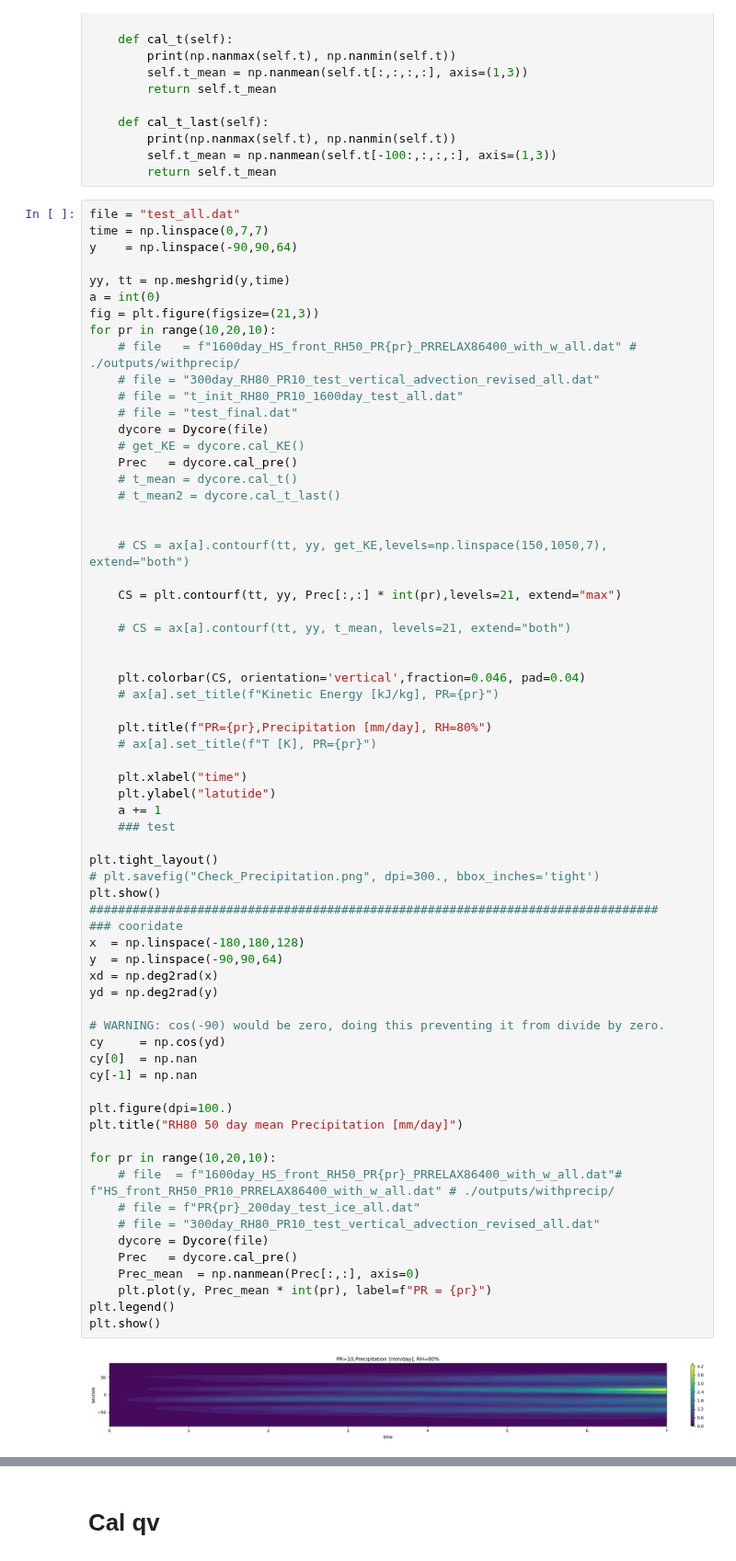
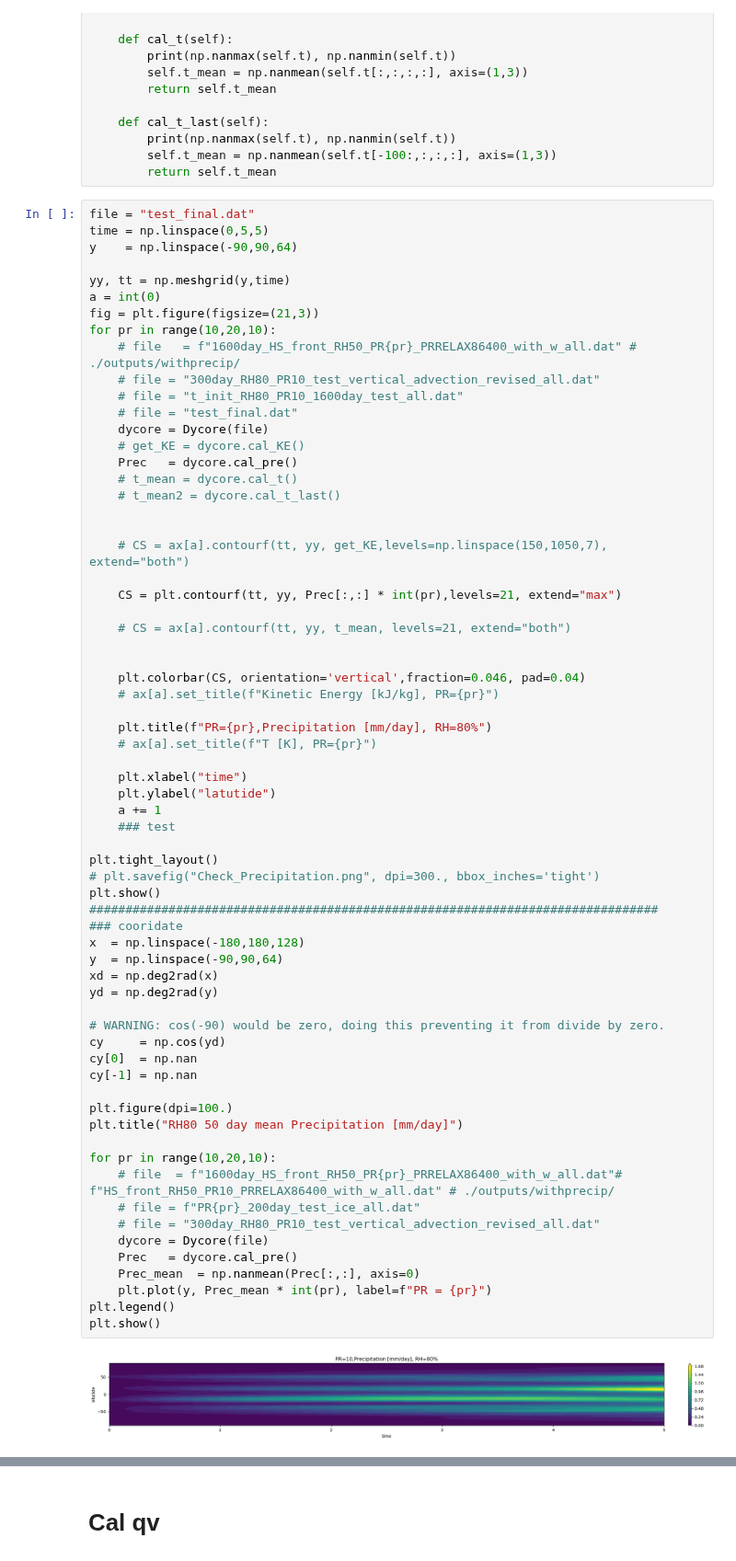
Before and after one commit to PeterChang1023/Dycore_Master, a Jupyter notebook: dycore/IdealizeSpetral.jl/exp/HSt42/check_spinupday.ipynb, the cells around one changed output, grey strips where cells are left out. Shown at 92% size. Drawn from its saved outputs; the diff is of its cells as text.

```diff
--- a/dycore/IdealizeSpetral.jl/exp/HSt42/check_spinupday.ipynb
+++ b/dycore/IdealizeSpetral.jl/exp/HSt42/check_spinupday.ipynb
@@ -126,8 +126,8 @@ class Dycore:
         self.t_mean = np.nanmean(self.t[-100:,:,:,:], axis=(1,3))
         return self.t_mean
 # %%
-file = "test_all.dat"
-time = np.linspace(0,7,7)
+file = "test_final.dat"
+time = np.linspace(0,5,5)
 y    = np.linspace(-90,90,64)
 
 yy, tt = np.meshgrid(y,time)
@@ -165,31 +165,31 @@ for pr in range(10,20,10):
 
 plt.tight_layout()
 # plt.savefig("Check_Precipitation.png", dpi=300., bbox_inches='tight')
 plt.show()
 ###############################################################################
 ### cooridate
 x  = np.linspace(-180,180,128)
 y  = np.linspace(-90,90,64)
 xd = np.deg2rad(x)
 yd = np.deg2rad(y)
 
 # WARNING: cos(-90) would be zero, doing this preventing it from divide by zero.
 cy     = np.cos(yd)
 cy[0]  = np.nan
 cy[-1] = np.nan
 
 plt.figure(dpi=100.)
 plt.title("RH80 50 day mean Precipitation [mm/day]")
 
 for pr in range(10,20,10):
     # file  = f"1600day_HS_front_RH50_PR{pr}_PRRELAX86400_with_w_all.dat"# f"HS_front_RH50_PR10_PRRELAX86400_with_w_all.dat" # ./outputs/withprecip/
     # file = f"PR{pr}_200day_test_ice_all.dat"
     # file = "300day_RH80_PR10_test_vertical_advection_revised_all.dat"
     dycore = Dycore(file)
     Prec   = dycore.cal_pre()
     Prec_mean  = np.nanmean(Prec[:,:], axis=0)
     plt.plot(y, Prec_mean * int(pr), label=f"PR = {pr}")
 plt.legend()
 plt.show()
 # %% [output]
-[figure, old version]
+[figure, new version]
```
Also changed, not shown: parts of 8 cells of this notebook, 2 other files.
